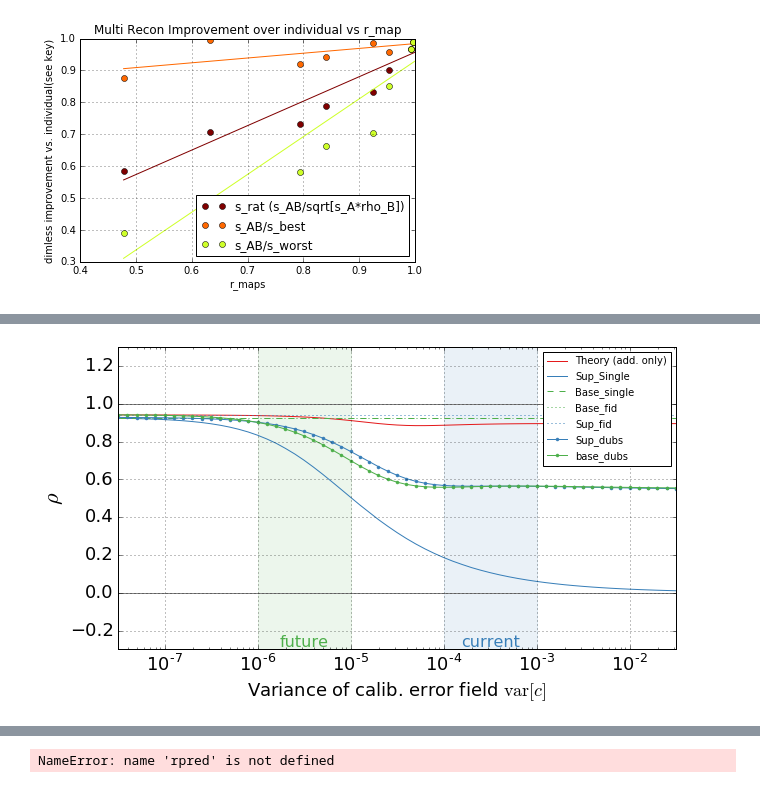
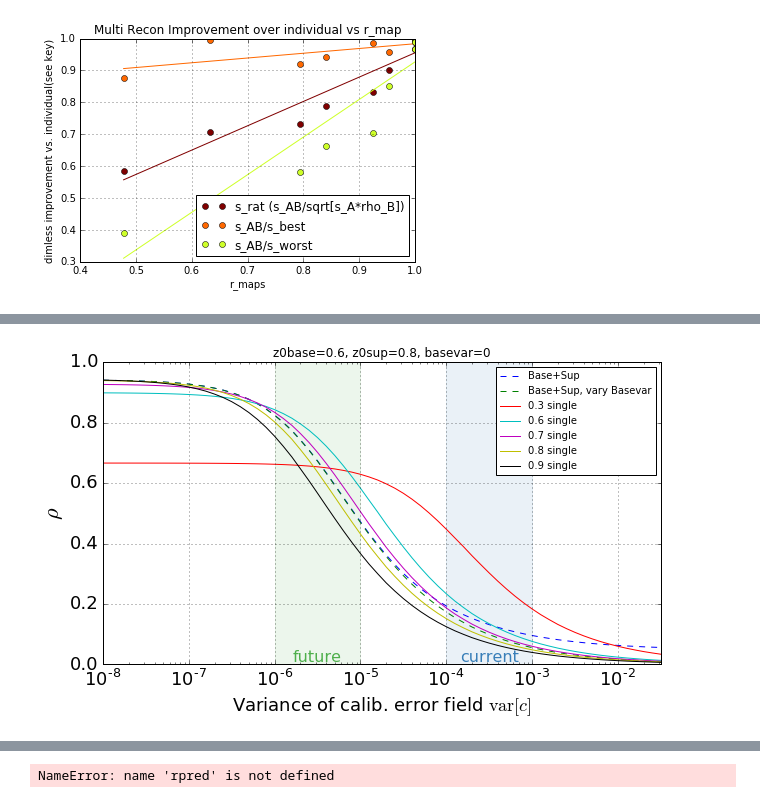
Before and after one commit to jessmuir/isw_reconstr, a Jupyter notebook: NW Multi.ipynb, the cells around one changed output, grey strips where cells are left out. Cells and saved outputs as stored; diff of their text form; code cells hidden in the pictures.

Commit message:
fix runeuc caltest function bugs where z0=0.7 hardcoded in; add plotting capabilities to NW multi and make progress on multi-map caltest recons

```diff
--- a/NW Multi.ipynb
+++ b/NW Multi.ipynb
@@ -477,8 +509,14 @@ def m_caltest_get_rhoexp(z0_base=0.7,z0_sup=0.7,basevar=0,varlist=[1.e-4],lmax=3
         else:
             print 'Writing to data file:',datfile
 
+    if type(basevar)==list:
+        assert len(basevar)==len(varlist), "variance of base map given as list length {0},\
+                                            but must be same length as varlist for supplemental map ({1})".format(len(basevar),len(varlist))
+        mapmods_base=runeuc.caltest_getmapmods_onebin(lssbins[0],basevar,lmax,lmin,shape,width) #vary the basemap variance
+        print 'Varying basemap variance along with sup-map variance'
+    else: #do all calcs using same basevar
+        mapmods_base=runeuc.caltest_getmapmods_onebin(lssbins[0],[basevar]*len(varlist),lmax,lmin,shape,width) #mod to z0_base
     #construct map-mod combos for the variances given
-    mapmods_base=runeuc.caltest_getmapmods_onebin(lssbins[0],[basevar]*len(varlist),lmax,lmin,shape,width) #mod to z0_base
     mapmods_sup=runeuc.caltest_getmapmods_onebin(lssbins[1],varlist,lmax,lmin,shape,width)
     #print 'mapmods_sup:',mapmods_sup
     #generate calibration errors with fixed variance, spread through Cl lmin-lmax
@@ -487,7 +525,7 @@ def m_caltest_get_rhoexp(z0_base=0.7,z0_sup=0.7,basevar=0,varlist=[1.e-4],lmax=3
 #     clbase=gmc.apply_additive_caliberror_tocl(fidcl,[mapmod_base]) #add calib errors to base LSS map
     print fidcl.bintaglist
 #     print clbase.bintaglist
-#     print zip(mapmods_base, mapmods_sup)
+    print 'mm_base,mm_sup[:5]=',zip(mapmods_base[:5], mapmods_sup[:5])
     #(note, this is an inefficient way to do this, since mm_base will be same everytime)
     for (mm_base, mm_sup) in zip(mapmods_base, mapmods_sup): #add calib errors according to (map, var[c]) for each base and sup maps
         #print 'INRHOEXP---modding Cl---',mm
@@ -544,7 +583,7 @@ print type(rhoexp_base_indiv[:-1])
 # %%
-z0_base=0.8
-basevar=1.e-9
-z0_sup = 0.7
+z0_base=0.6
+basevar=0
+z0_sup = 0.8
 nbar='default'
 
 #Cal test Multi:
@@ -572,20 +611,25 @@ varlist=list(runeuc.caltest_get_logspaced_varlist(minvar=1.e-8,maxvar=100,Nperlo
 shortvarlist=[1.e-7,1.e-6,1.e-5,1.e-4,1.e-3,1.e-2]#for data points
 
 rhoexplist=[]#will be 1D; [variance ]
+
+rhoexplist_indiv_sup = runeuc.caltest_get_rhoexp(z0=z0_sup,varlist=varlist,lmax=lmaxcal,lmin=lmincal,shape=shape,width=width,
+                                                 overwrite=False,doplot=False,saverho=False,varname=varname,reclmin=reclmin)
+rhoexplist_indiv_base = runeuc.caltest_get_rhoexp(z0=z0_base,varlist=varlist,lmax=lmaxcal,lmin=lmincal,shape=shape,width=width,
+                                                  overwrite=False, doplot=False,saverho=False,varname=varname,reclmin=reclmin)
+
+rhoexplist_2base=m_caltest_get_rhoexp(z0_base=z0_base, z0_sup=z0_base, basevar=varlist,varlist=varlist,lmax=lmaxcal,lmin=lmincal,
+                                shape=shape,width=width,overwrite=True,doplot=False,saverho=False,varname=varname,
+                                reclmin=reclmin,outtag=outtag)
+rhoexplist_2sup=m_caltest_get_rhoexp(z0_base=z0_sup, z0_sup=z0_sup, basevar=varlist,varlist=varlist,lmax=lmaxcal,lmin=lmincal,
+                                shape=shape,width=width,overwrite=True,doplot=False,saverho=False,varname=varname,
+                                reclmin=reclmin,outtag=outtag)
 rhoexplist=m_caltest_get_rhoexp(z0_base=z0_base,z0_sup=z0_sup,basevar=basevar,varlist=varlist,lmax=lmaxcal,lmin=lmincal,
                                 shape=shape,width=width,overwrite=True,doplot=False,saverho=False,varname=varname,
                                 reclmin=reclmin,outtag=outtag)
-
-rhoexplist_indiv_sup = runeuc.caltest_get_rhoexp(z0=z0_sup,varlist=varlist,lmax=lmaxcal,lmin=lmincal,shape=shape,width=width,overwrite=False,
-                                      doplot=False,saverho=False,varname=varname,reclmin=reclmin)
-rhoexplist_indiv_base = runeuc.caltest_get_rhoexp(z0=z0_base,varlist=[basevar],lmax=lmaxcal,lmin=lmincal,shape=shape,width=width,overwrite=False,
-                                      doplot=False,saverho=False,varname=varname,reclmin=reclmin)
-rhoexplist_2base=m_caltest_get_rhoexp(z0_base=z0_base, z0_sup=z0_base, basevar=basevar,varlist=varlist,lmax=lmaxcal,lmin=lmincal,
+rhoexplist2=m_caltest_get_rhoexp(z0_base=z0_base,z0_sup=z0_sup,basevar=varlist,varlist=varlist,lmax=lmaxcal,lmin=lmincal,
                                 shape=shape,width=width,overwrite=True,doplot=False,saverho=False,varname=varname,
                                 reclmin=reclmin,outtag=outtag)
-rhoexplist_2sup=m_caltest_get_rhoexp(z0_base=z0_sup, z0_sup=z0_sup, basevar=basevar,varlist=varlist,lmax=lmaxcal,lmin=lmincal,
-                                shape=shape,width=width,overwrite=True,doplot=False,saverho=False,varname=varname,
-                                reclmin=reclmin,outtag=outtag)
+
 
 #----
 #get data
@@ -601,6 +645,28 @@ fig.subplots_adjust(bottom=.2)
 fig.subplots_adjust(left=.175)
 fig.subplots_adjust(right=.95)
 ax1 = plt.subplot()
+#---- interlude for plotting funcs.
+
+#theory line
+ax1.plot(varlist[:-1],rhoexplist[:-1],'--',label='Base+Sup')#linelabel,color=colorlist[1])
+ax1.plot(varlist[:-1],rhoexplist2[:-1],'--',label='Base+Sup, vary Basevar')#linelabel,color=colorlist[1])
+
+for z0 in [.3,0.6, .7, .8, .9]:
+    rhoexp_temp = runeuc.caltest_get_rhoexp(z0=z0,varlist=varlist,lmax=lmaxcal,lmin=lmincal,shape=shape,width=width,
+                                                 overwrite=False,doplot=False,saverho=False,varname=varname,reclmin=reclmin)
+    ax1.plot(varlist[:-1],rhoexp_temp[:-1],'-',label='{0} single'.format(z0))
+
+
+
+# ax1.plot(varlist[:-1],rhoexplist_indiv_sup[:-1],'-',label='Sup_Single',color=colorlist[0])
+# ax1.plot(varlist[:-1],[rhoexplist[-1]]*len(varlist[:-1]),'--',label='Sup_fid',color=colorlist[0])
+# # ax1.plot(varlist[:-1],rhoexplist_2sup[:-1],'.-',label='Sup_dubs',color=colorlist[0])
+
+# ax1.plot(varlist[:-1],rhoexplist_indiv_base[:-1],'-',label='Base_single',color=colorlist[2])
+# ax1.plot(varlist[:-1],[rhoexplist_indiv_base[-1]]*len(varlist[:-1]),'--',label='Base_fid',color=colorlist[2])
+# ax1.plot(varlist[:-1],rhoexplist_2base[:-1],'.-',label='base_dubs',color=colorlist[2])
+
+#--- resume plotting details
 for item in ([ax1.xaxis.label, ax1.yaxis.label] + ax1.get_xticklabels()
               + ax1.get_yticklabels()):
     item.set_fontsize(18)
@@ -609,11 +675,11 @@ for item in ([ax1.yaxis.label]):
 plt.sca(ax1)
 ax1.grid(True)
 ax1.set_xscale('log')
-ax1.set_xlim((10**-7.5,10**-1.5))
+ax1.set_xlim((10**-8,10**-1.5))#(10**-7.5,10**-1.5))
 ax1.set_xlabel(r'Variance of calib. error field ${\rm var}[c]$')
 ax1.axhline(0,color='grey',linestyle='-')
 if varname=='rho':
-    ax1.set_ylim(-.3,1.3)
+    ax1.set_ylim(0,1)#(-.3,1.3)
     ax1.axhline(1,color='grey',linestyle='-')
     ax1.set_ylabel(r'$\rho$')
 elif varname=='s':
@@ -638,14 +704,6 @@ plt.annotate(nowlabel,xy=(nowcenter,ymin),horizontalalignment='center',verticala
 ax1.axvspan(futuremin,futuremax,alpha=0.1,color=futurecol)
 plt.annotate(futurelabel,xy=(futurecenter,ymin),horizontalalignment='center',verticalalignment='bottom',fontsize=16,color=futurecol)
 
-#theory line
-ax1.plot(varlist[:-1],rhoexplist[:-1],label=linelabel,color=colorlist[0])
-ax1.plot(varlist[:-1],rhoexplist_indiv_sup[:-1],label='Sup_Single',color=colorlist[1])
-ax1.plot(varlist[:-1],list(rhoexplist_indiv_base[:-1])*len(varlist[:-1]),'--',label='Base_single',color=colorlist[2])
-ax1.plot(varlist[:-1],[rhoexplist_indiv_base[-1]]*len(varlist[:-1]),':',label='Base_fid',color=colorlist[2])
-ax1.plot(varlist[:-1],[rhoexplist[-1]]*len(varlist[:-1]),':',label='Sup_fid',color=colorlist[1])
-ax1.plot(varlist[:-1],rhoexplist_2sup[:-1],'.-',label='Sup_dubs',color=colorlist[1])
-ax1.plot(varlist[:-1],rhoexplist_2base[:-1],'.-',label='base_dubs',color=colorlist[2])
 ##data points should just have one entry, but copying whole mess anyway
 # for i in xrange(len(datplot)):
 #     datvar=datplot[i][0]#array
@@ -670,5 +728,8 @@ elif varname=='s':
 # print 'Saving plot to ',plotdir+outname
 # plt.savefig(plotdir+outname)
 # plt.close()
+if basevar==varlist: bvlabel = 'var[c]'
+else: bvlabel='{0}'.format(basevar,)
+plt.title('z0base={0}, z0sup={1}, basevar={2}'.format(z0_base,z0_sup,bvlabel))
 plt.show()
 # %% [output]
@@ -692,2 +753,2 @@ Reading C_l file: output/mCal02/Cl_output/Cl_depthtest.dat
-[figure, old version]
+[figure, new version]
 # %%
```
Also changed, not shown: parts of 14 cells of this notebook, 2 other files.
